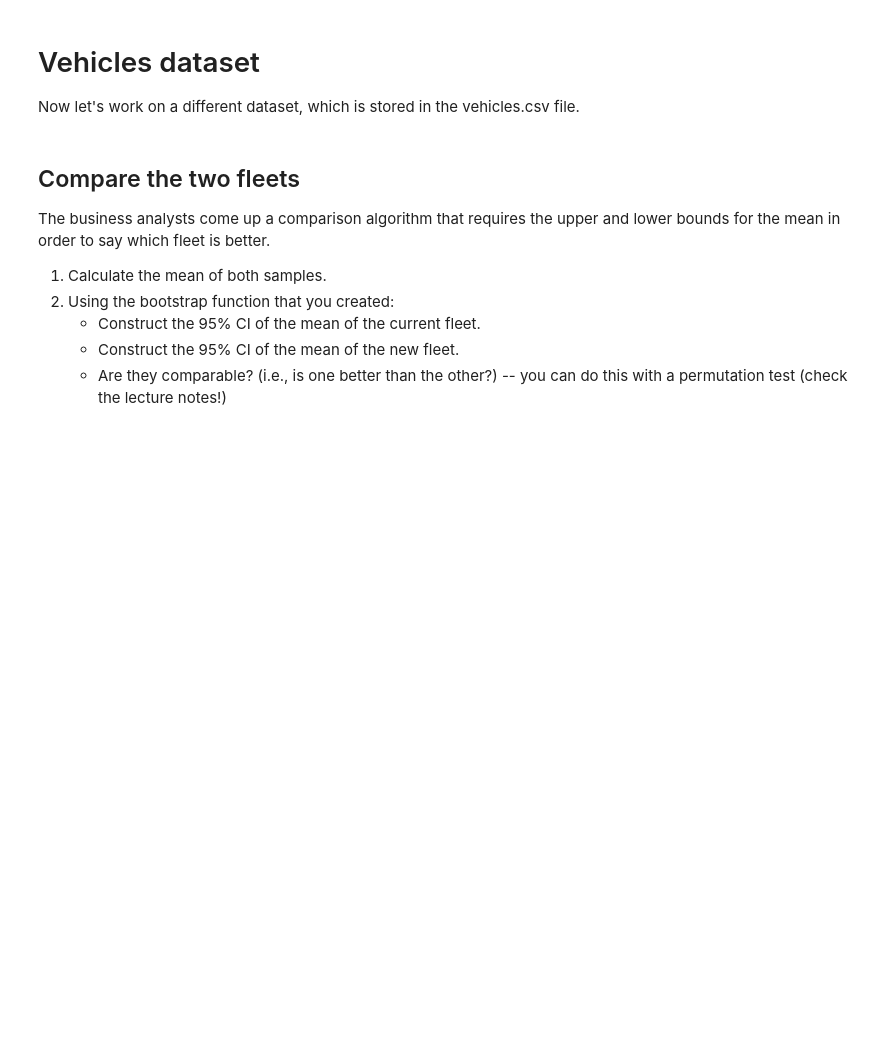
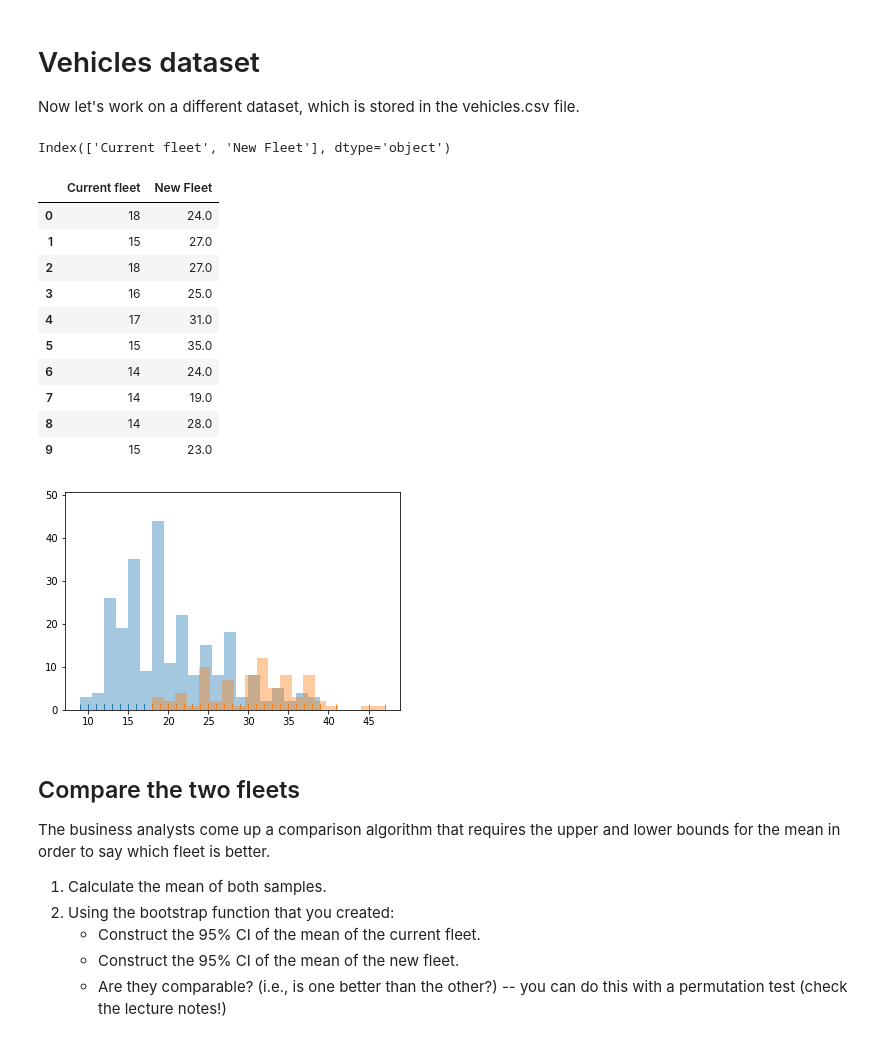
Before and after one commit to PauMarquez99/DataScience-CE888, a Jupyter notebook: Lab2/lab2 - bootstrap/bootstrap.ipynb, the cells around one changed output. Cells and saved outputs as stored; diff of their text form; code cells hidden in the pictures; blank space fills up the shorter version.

Commit message:
Comparing Fleets

```diff
--- a/Lab2/lab2 - bootstrap/bootstrap.ipynb
+++ b/Lab2/lab2 - bootstrap/bootstrap.ipynb
@@ -95,13 +95,39 @@ Now let's work on a different dataset, which is stored in the vehicles.csv file.
 # %%
 # Load and visualise the vehicles dataset
 # To load the dataset: https://neptune.ai/blog/google-colab-dealing-with-files (check section "Load individual files directly from GitHub")
+# Note that the current and new fleets are in different columns and have different lengths, so bear this in mind when you're plotting.
+df = pd.read_csv('vehicles.csv ')
 
 
-# Note that the current and new fleets are in different columns and have different lengths, so bear this in mind when you're plotting.
 # You can create separate scatterplots for the two fleets, as you would with the histograms,
 # or plot them both in one plot (but not one against the other).
+print(df.columns)
+
+data = df['Current fleet'].values
+data2 = df['New Fleet'].values
+#sns.lmplot(data, , data=df, fit_reg=False)
+
+sns.distplot(data, bins=20, kde=False, rug=True)
+sns.distplot(data2, bins=20, kde=False, rug=True)
+
 # <---INSERT YOUR CODE HERE--->
 # Note: you can add more cells as needed to organise your code and your plots
+
+df.head(10)
+# %% [output]
+Index(['Current fleet', 'New Fleet'], dtype='object')
+|  | Current fleet | New Fleet |
+| 0 | 18 | 24.0 |
+| 1 | 15 | 27.0 |
+| 2 | 18 | 27.0 |
+| 3 | 16 | 25.0 |
+| 4 | 17 | 31.0 |
+| 5 | 15 | 35.0 |
+| 6 | 14 | 24.0 |
+| 7 | 14 | 19.0 |
+| 8 | 14 | 28.0 |
+| 9 | 15 | 23.0 |
+[figure, added]
 # %% [markdown]
 ## Compare the two fleets
 
```
Also changed, not shown: parts of 4 cells of this notebook.
